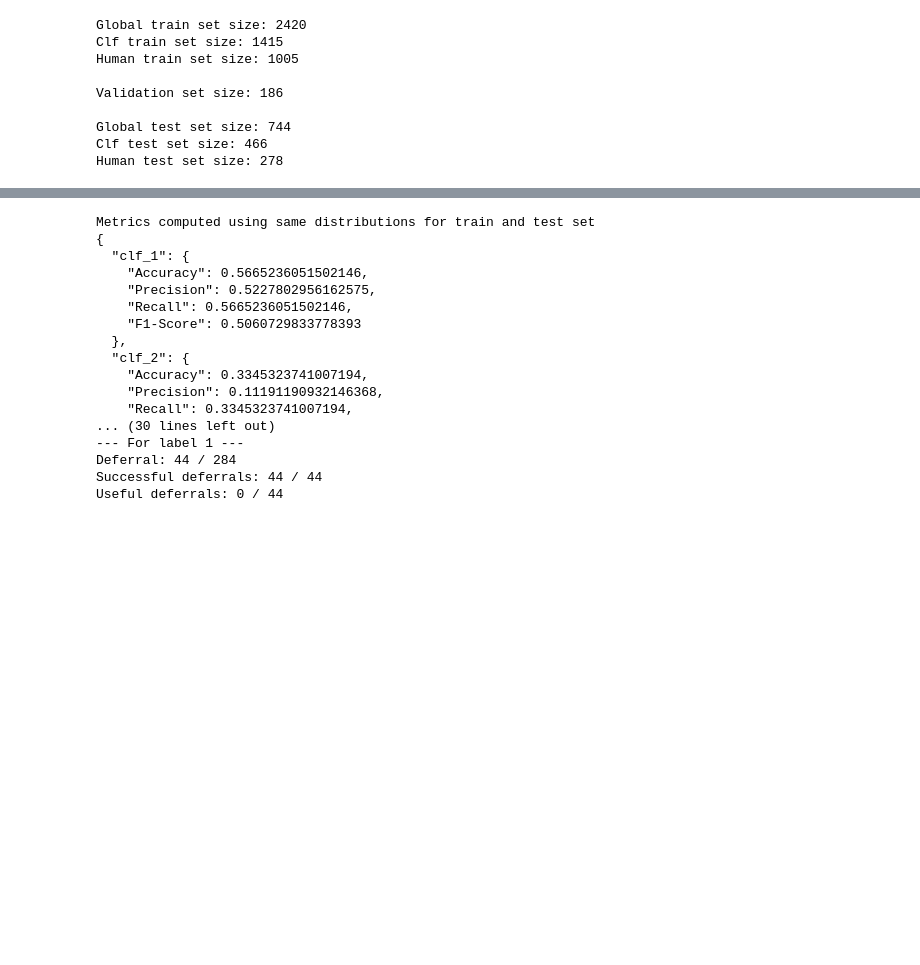
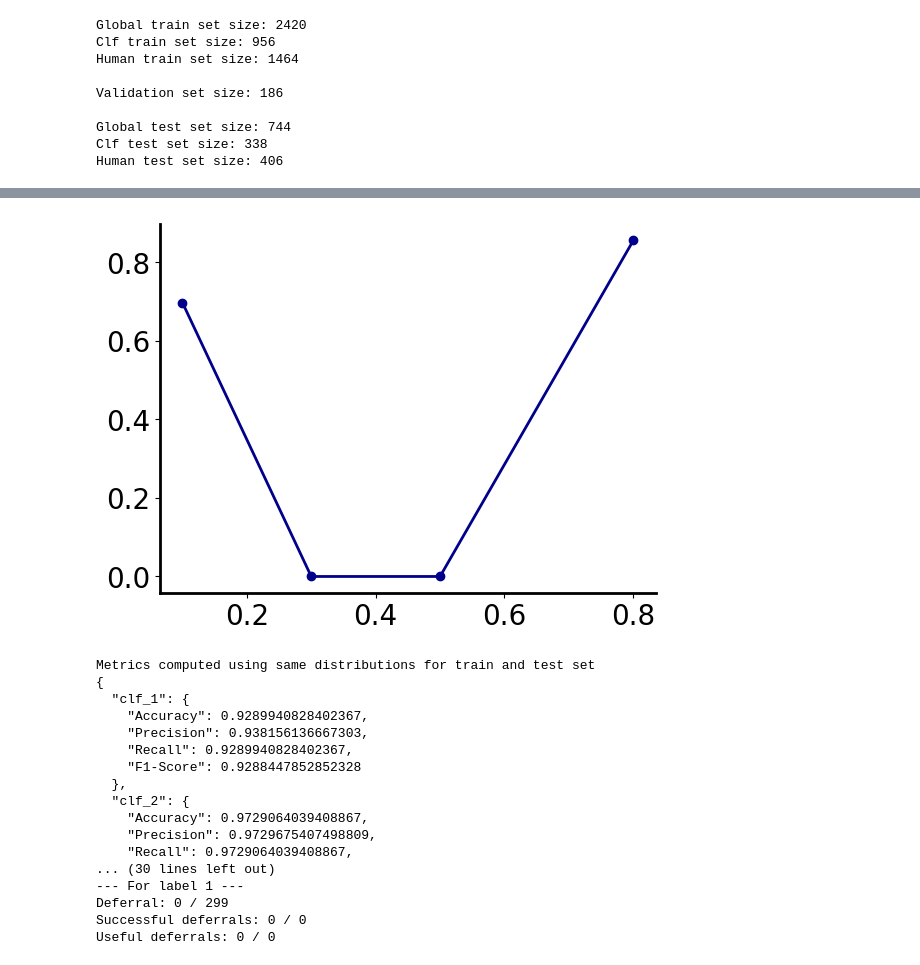
Before and after one commit to julienmartinelli/Reinvent_humanAI_reward, a Jupyter notebook: drd2_example.ipynb, the cells around one changed output, grey strips where cells are left out. Saved outputs shown, nothing was run; the diff lists cells and outputs as text; code cells hidden in the pictures; blank space fills up the shorter version.

Commit message:
tanimoto kernel clustering, c1_train

```diff
--- a/drd2_example.ipynb
+++ b/drd2_example.ipynb
@@ -35,8 +36,14 @@ d = 2048
 X_train_all = torch.tensor(drd2_train_undersampled[[f"bit{i}" for i in range(d)]].values, dtype=torch.double)
 y_train_all = torch.tensor(drd2_train_undersampled.activity.values, dtype=torch.double)
 
-algo = KMeans(n_clusters=2, random_state=seed, n_init=20, max_iter=5000, init="k-means++")
-algo.fit(X_train_all)
+# algo = KMeans(n_clusters=2, random_state=seed, n_init=20, max_iter=5000, init="k-means++")
+# algo.fit(X_train_all)
+
+kernel = Tanimoto()
+K = kernel.K(X_train_all).numpy()
+algo = SpectralClustering(n_clusters=2, assign_labels='discretize', random_state=seed, affinity='precomputed')
+algo.fit(K)
+
 c1_train = np.where(algo.labels_)[0]
 c2_train = [i for i in range(len(X_train_all)) if i not in c1_train]
 
@@ -79,27 +86,29 @@ print(f"Global test set size: {len(X_test_all)}")
 
 ### We split the test set to evaluate the accuracy of clf1 and clf2 using the learned clustering
 
-c1 = np.where(algo.predict(X_test_all))[0]
-c2 = [i for i in range(len(X_test_all)) if i not in c1]
+#c1 = np.where(algo.predict(X_test_all))[0]
+Ktest = kernel.K(X_test_all)
+c1_test = np.where(algo.fit_predict(Ktest))[0]
+c2_test = [i for i in range(len(X_test_all)) if i not in c1_test]
 
-X_test = X_test_all[c1, :]
-X_test_h = X_test_all[c2,:]
+X_test = X_test_all[c1_test, :]
+X_test_h = X_test_all[c2_test,:]
 
-y_test = y_test_all[c1]
-y_test_h = y_test_all[c2]
+y_test = y_test_all[c1_test]
+y_test_h = y_test_all[c2_test]
 
 print(f"Clf test set size: {len(X_test)}")
 print(f"Human test set size: {len(X_test_h)}")
 # %% [output]
 Global train set size: 2420
-Clf train set size: 1415
-Human train set size: 1005
+Clf train set size: 956
+Human train set size: 1464
 
 Validation set size: 186
 
 Global test set size: 744
-Clf test set size: 466
-Human test set size: 278
+Clf test set size: 338
+Human test set size: 406
 # %%
 # example usage:
 num_features = X_train.shape[1]  # number of input features
@@ -110,5 +119,9 @@ lr = 0.1
 # define the loss function and optimizer for the l2d_model
 criterion = nn.BCEWithLogitsLoss()  # use BCEWithLogitsLoss for binary classification
 # %%
-best_alpha, l2d_model = optimize_alpha([.1,.3,.5,.8,1.], lr, num_features, dropout, num_epochs, X_val, y_val, X_train, X_train_h, y_train, y_train_h, criterion)
+alpha_grid = [.1,.3,.5,.8]
+best_alpha, l2d_model, F1s = optimize_alpha(alpha_grid, lr, num_features, dropout, num_epochs, X_val, y_val, X_train, X_train_h, y_train, y_train_h, criterion)
+
+plt.plot(alpha_grid, F1s, marker='o', color='darkblue')
+plt.show()
 # %% [output]
@@ -132,3 +145,4 @@ Epoch [150/150], Loss: 0.0005805695897899509
+[figure, added]
 # %%
 metrics = {}
 test_labels = [y_test, y_test_h]
@@ -161,20 +175,20 @@ for i in range(2):
 Metrics computed using same distributions for train and test set
 {
   "clf_1": {
-    "Accuracy": 0.5665236051502146,
-    "Precision": 0.5227802956162575,
-    "Recall": 0.5665236051502146,
-    "F1-Score": 0.5060729833778393
+    "Accuracy": 0.9289940828402367,
+    "Precision": 0.938156136667303,
+    "Recall": 0.9289940828402367,
+    "F1-Score": 0.9288447852852328
   },
   "clf_2": {
-    "Accuracy": 0.3345323741007194,
-    "Precision": 0.11191190932146368,
-    "Recall": 0.3345323741007194,
+    "Accuracy": 0.9729064039408867,
+    "Precision": 0.9729675407498809,
+    "Recall": 0.9729064039408867,
 ... (30 lines left out)
 --- For label 1 ---
-Deferral: 44 / 284
-Successful deferrals: 44 / 44
-Useful deferrals: 0 / 44
+Deferral: 0 / 299
+Successful deferrals: 0 / 0
+Useful deferrals: 0 / 0
 # %%
 ## Individual metrics
 
```
Also changed, not shown: parts of 5 cells of this notebook, 2 other files.
